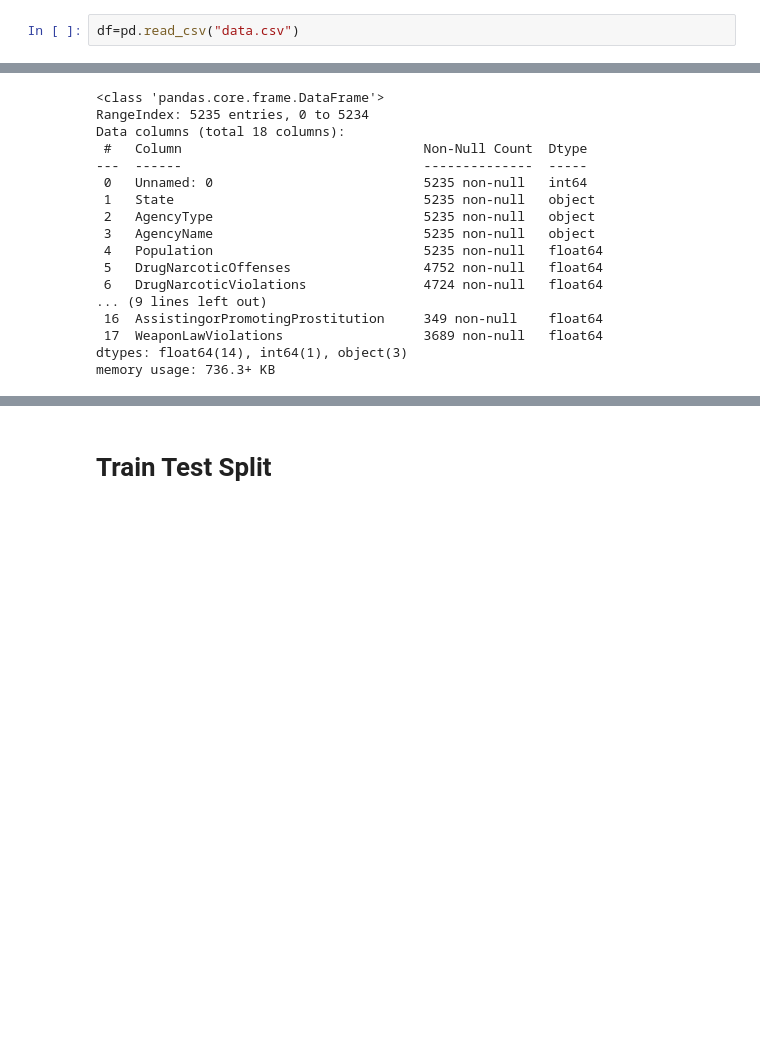
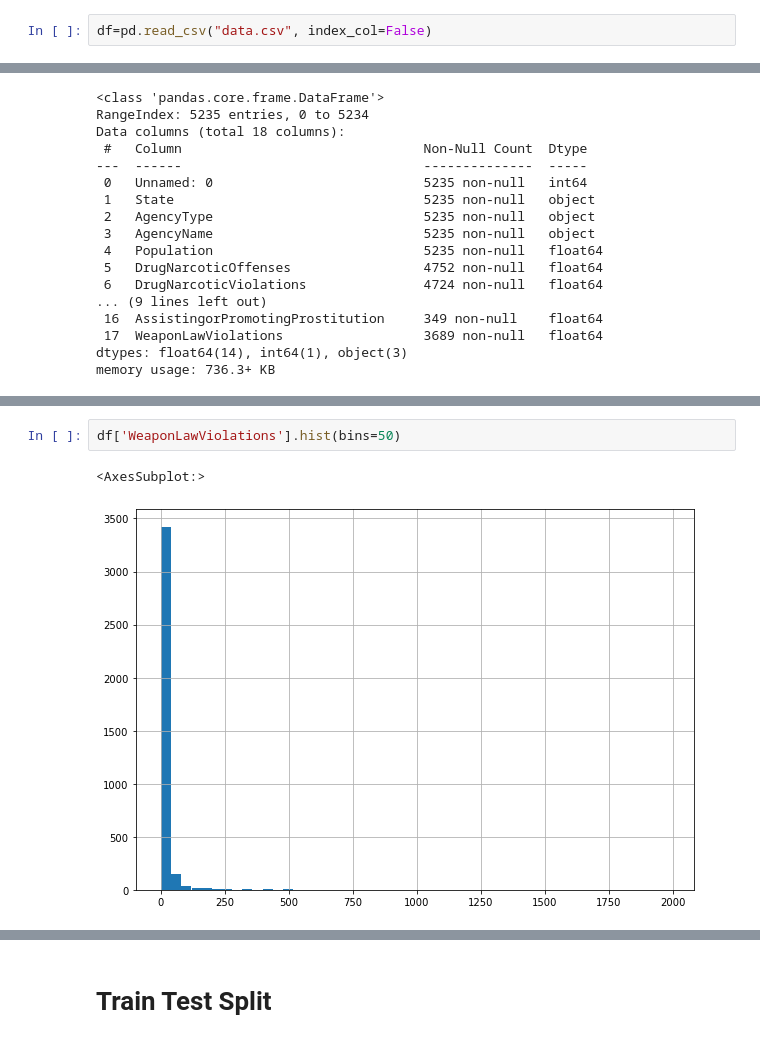
Before and after one commit to Mohitchvk/Data-Crunchers-Hackathon, a Jupyter notebook: Modelling.ipynb, the cells around one changed output, grey strips where cells are left out. Drawn from its saved outputs; the diff is of its cells as text; blank space fills up the shorter version.

```diff
--- a/Modelling.ipynb
+++ b/Modelling.ipynb
@@ -4,2 +13,2 @@ import numpy as np
 # %%
-df=pd.read_csv("data.csv")
+df=pd.read_csv("data.csv", index_col=False)
@@ -25,0 +55,5 @@ memory usage: 736.3+ KB
+# %%
+df['WeaponLawViolations'].hist(bins=50)
+# %% [output]
+<AxesSubplot:>
+[figure, added]
```
Also changed, not shown: parts of 44 cells of this notebook, 2 other files.
